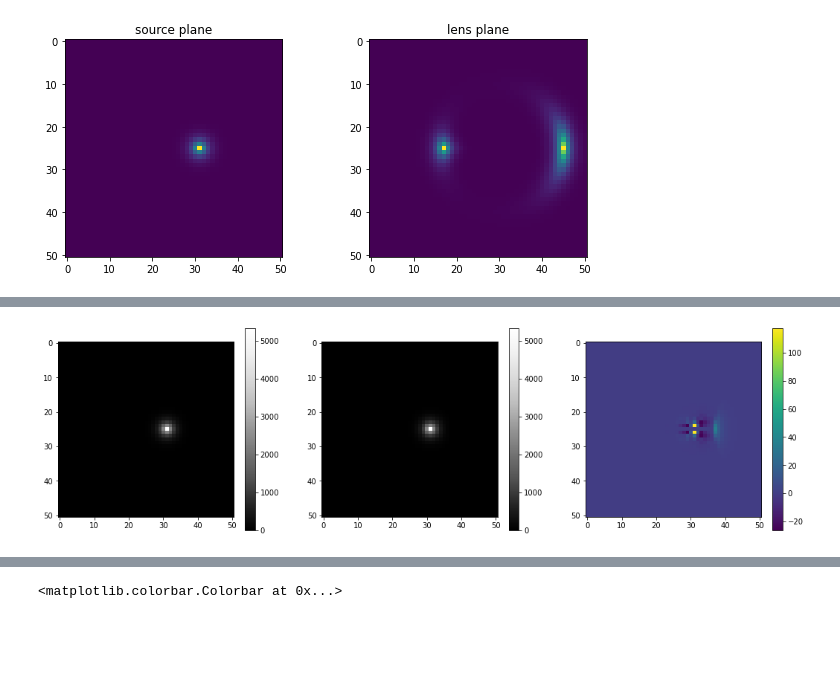
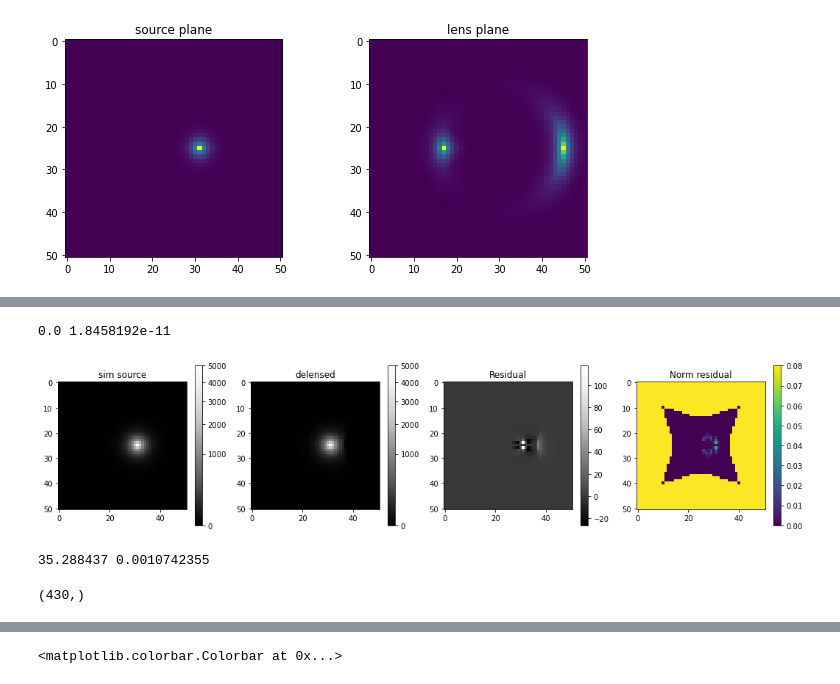
Before and after one commit to giga-lens/gigalens, a Jupyter notebook: jax-demo-dev-sim-only_SIS.ipynb, the cells around one changed output, grey strips where cells are left out. Cells and saved outputs as stored; diff of their text form; code cells hidden in the pictures; blank space fills up the shorter version.

```diff
--- a/jax-demo-dev-sim-only_SIS.ipynb
+++ b/jax-demo-dev-sim-only_SIS.ipynb
@@ -657,8 +663,23 @@ def delensing(xy):
     r = np.sqrt(xc**2 + yc**2)
     theta = np.arctan2(yc, xc)
 
-    xnew = xc + theta_E_pix*np.cos(theta)
-    ynew = yc + theta_E_pix*np.sin(theta)
+    alf_xx, alf_yy = theta_E_pix*np.cos(theta), theta_E_pix*np.sin(theta)
+
+    # xnew = xc + alf_x
+    # ynew = yc + alf_y
+
+    xnew = xc + f_yi_flat
+    ynew = yc + f_xi_flat
+
+    plt.plot(alf_xx - f_yi_flat, '.')
+    plt.show()
+
+    plt.figure()
+    plt.imshow(alf_xx.reshape(num_pix, -1) - f_yi_flat.reshape(num_pix, -1))
+    plt.colorbar()
+
+    print(xnew[:10], xnew[-10:])
+    print(ynew[:10], ynew[-10:])
 
     return np.column_stack((xnew, ynew)) + center
 
@@ -680,16 +709,38 @@ ax1.imshow(delens, cmap=cm.Greys_r)
 # %%
 srcim = np.squeeze(srcimg)
+# delens = delens + srcim.min()
 
-f, (ax0, ax1, ax2) = plt.subplots(1, 3, figsize=(18, 5)) # subplot_kw=dict(xticks=[], yticks=[]))
-lensedim = ax0.imshow(srcim, cmap=cm.Greys_r)
+print(delens.min(), srcim.min())
+
+f, (ax0, ax1, ax2, ax3) = plt.subplots(1, 4, figsize=(18, 4)) # subplot_kw=dict(xticks=[], yticks=[]))
+
+lensedim = ax0.imshow(srcim, norm=mpl.colors.PowerNorm(0.5, vmin=0, vmax=5000), cmap=cm.Greys_r)
 f.colorbar(lensedim, ax = ax0)
-delensedim = ax1.imshow(delens, cmap=cm.Greys_r)
+ax0.set_title('sim source')
+
+delensedim = ax1.imshow(delens, norm=mpl.colors.PowerNorm(0.5, vmin=0, vmax=5000), cmap=cm.Greys_r)
 f.colorbar(delensedim, ax = ax1)
+ax1.set_title('delensed')
 
-res = (srcim - delens)
-normres = res/srcim
-resim = ax2.imshow(res)
+res = np.array(srcim - delens)
+normres = res/np.array(srcim)
+resim = ax2.imshow(res, cmap=cm.Greys_r)
 f.colorbar(resim, ax=ax2)
+ax2.set_title('Residual')
+
+normresim = ax3.imshow(normres, vmin=0, vmax=0.08)
+f.colorbar(normresim, ax=ax3)
+ax3.set_title('Norm residual')
+
 plt.show()
 # %% [output]
+0.0 1.8458192e-11
-[figure, old version]
+[figure, new version]
+# %%
+idx = (normres==1.0)
+
+print(srcim[idx].max(), srcim[idx].min())
+res[idx].shape, srcim[idx], delens[idx]
+# %% [output]
+35.288437 0.0010742355
+(430,)
```
Also changed, not shown: parts of 9 cells of this notebook.
